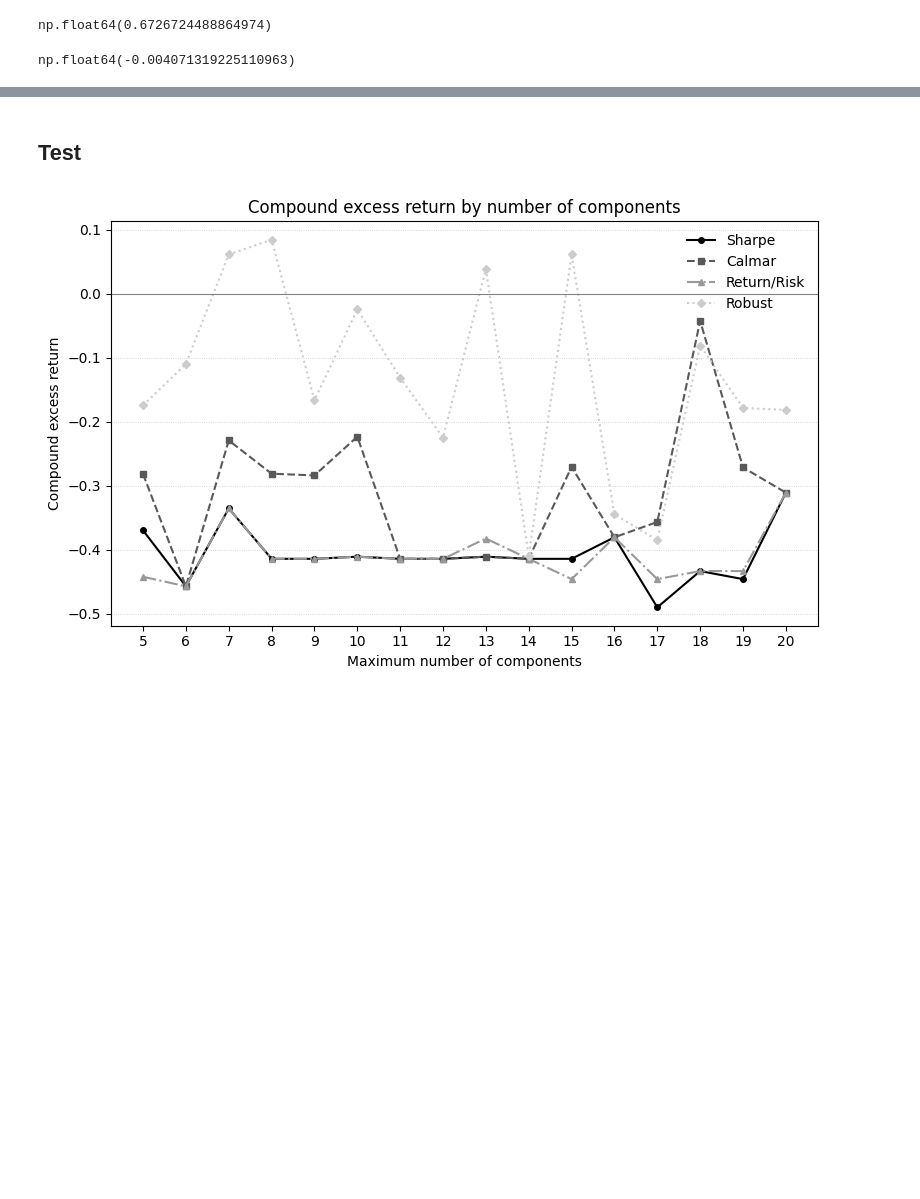
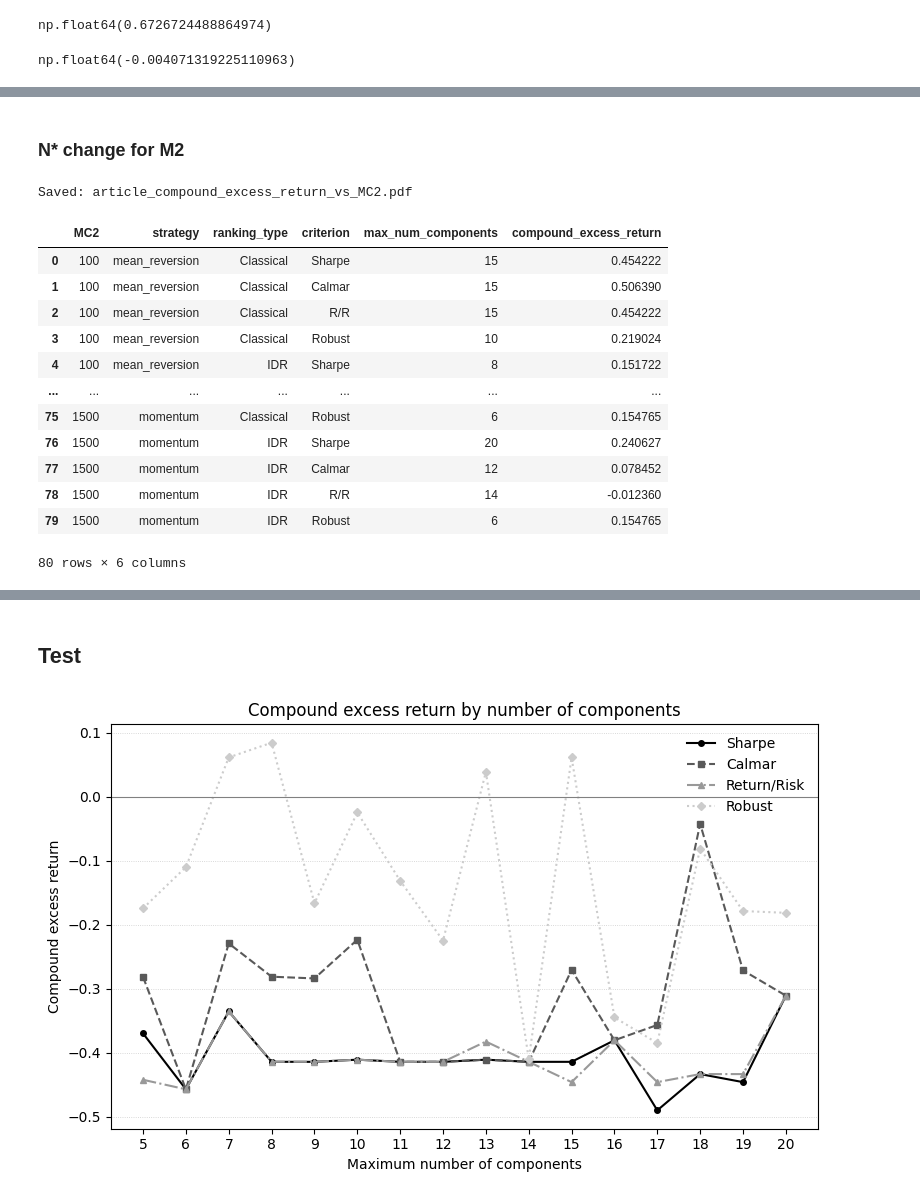
Before and after one commit to iNANOV/MPF_Dev, a Jupyter notebook: notebooks/research_for_article_3.ipynb, the cells around one changed output, grey strips where cells are left out. Drawn from its saved outputs; the diff is of its cells as text; code cells hidden in the pictures; blank space fills up the shorter version.

```diff
--- a/notebooks/research_for_article_3.ipynb
+++ b/notebooks/research_for_article_3.ipynb
@@ -2922,0 +3834,25 @@ np.float64(-0.004071319225110963)
+# %% [markdown]
+### N* change for M2
+# %%
+plot_metric_lines(
+    df,
+    metric="compound_excess_return",
+    filename="article_compound_excess_return_vs_MC2.pdf",
+    title="Compound Excess Return vs. Stage-2 Simulations",
+    subtitle="Selected configuration for each strategy, ranking procedure, and criterion"
+)
+# %% [output]
+Saved: article_compound_excess_return_vs_MC2.pdf
+|  | MC2 | strategy | ranking_type | criterion | max_num_components | compound_excess_return |
+| 0 | 100 | mean_reversion | Classical | Sharpe | 15 | 0.454222 |
+| 1 | 100 | mean_reversion | Classical | Calmar | 15 | 0.506390 |
+| 2 | 100 | mean_reversion | Classical | R/R | 15 | 0.454222 |
+| 3 | 100 | mean_reversion | Classical | Robust | 10 | 0.219024 |
+| 4 | 100 | mean_reversion | IDR | Sharpe | 8 | 0.151722 |
+| ... | ... | ... | ... | ... | ... | ... |
+| 75 | 1500 | momentum | Classical | Robust | 6 | 0.154765 |
+| 76 | 1500 | momentum | IDR | Sharpe | 20 | 0.240627 |
+| 77 | 1500 | momentum | IDR | Calmar | 12 | 0.078452 |
+| 78 | 1500 | momentum | IDR | R/R | 14 | -0.012360 |
+| 79 | 1500 | momentum | IDR | Robust | 6 | 0.154765 |
+80 rows × 6 columns
```
Also changed, not shown: parts of 12 cells of this notebook.
